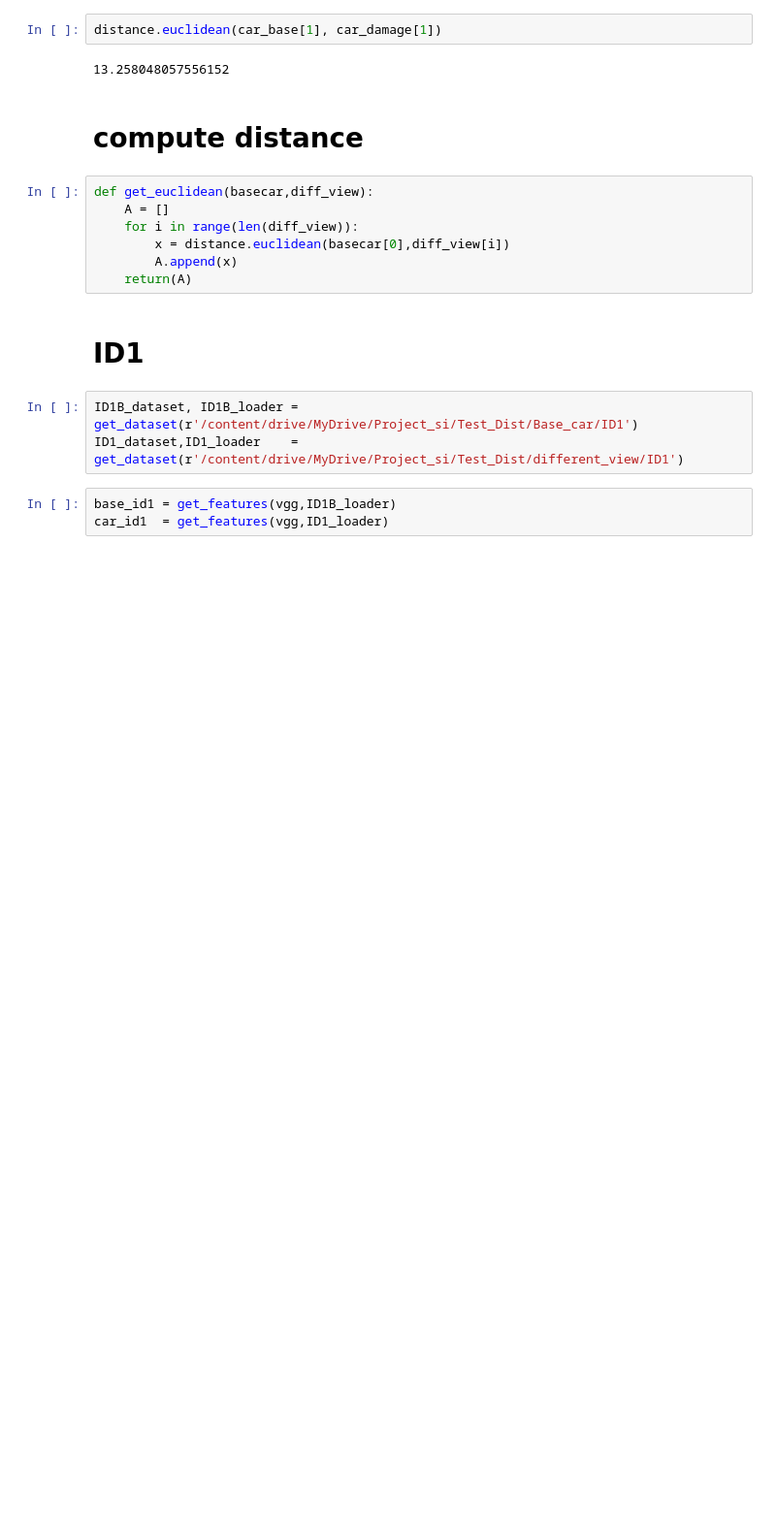
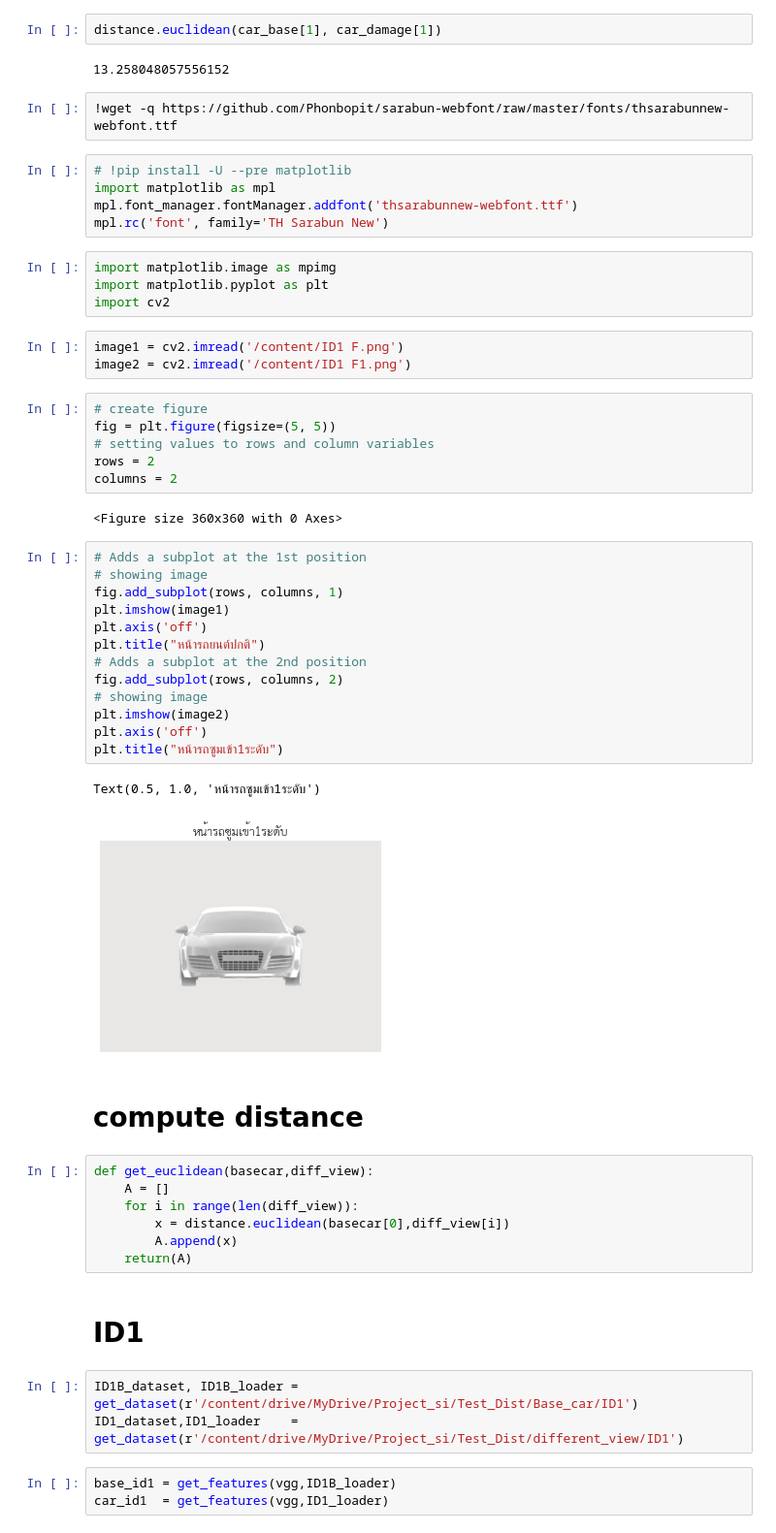
Before and after one commit to MeenTers/Project, a Jupyter notebook: Project_SI.ipynb, the cells around one changed output. Shown: that part at 97% size. Drawn from its saved outputs; the diff is of its cells as text; blank space fills up the shorter version.

Commit message:
ลอง visualize ภาพออกมา

```diff
--- a/Project_SI.ipynb
+++ b/Project_SI.ipynb
@@ -94,6 +96,44 @@ damage_image = '/content/drive/MyDrive/Project_si/model_damage/ID1'
 distance.euclidean(car_base[1], car_damage[1])
 # %% [output]
 13.258048057556152
+# %%
+!wget -q https://github.com/Phonbopit/sarabun-webfont/raw/master/fonts/thsarabunnew-webfont.ttf
+# %%
+# !pip install -U --pre matplotlib
+import matplotlib as mpl
+mpl.font_manager.fontManager.addfont('thsarabunnew-webfont.ttf')
+mpl.rc('font', family='TH Sarabun New')
+# %%
+import matplotlib.image as mpimg
+import matplotlib.pyplot as plt
+import cv2
+# %%
+image1 = cv2.imread('/content/ID1 F.png')
+image2 = cv2.imread('/content/ID1 F1.png')
+# %%
+# create figure
+fig = plt.figure(figsize=(5, 5))
+# setting values to rows and column variables
+rows = 2
+columns = 2
+# %% [output]
+<Figure size 360x360 with 0 Axes>
+# %%
+# Adds a subplot at the 1st position
+# showing image
+fig.add_subplot(rows, columns, 1)
+plt.imshow(image1)
+plt.axis('off')
+plt.title("หน้ารถยนต์ปกติ")
+# Adds a subplot at the 2nd position
+fig.add_subplot(rows, columns, 2)
+# showing image
+plt.imshow(image2)
+plt.axis('off')
+plt.title("หน้ารถซูมเข้า1ระดับ")
+# %% [output]
+Text(0.5, 1.0, 'หน้ารถซูมเข้า1ระดับ')
+[figure, added]
 # %% [markdown]
 # compute distance
 # %%
```
Also changed, not shown: parts of 3 cells of this notebook.
